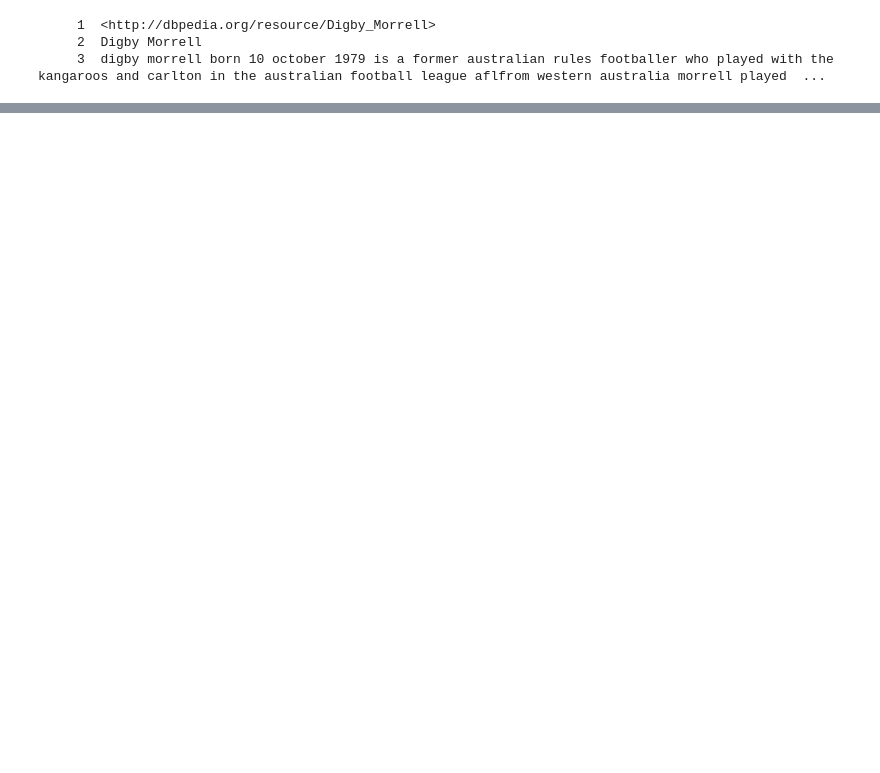
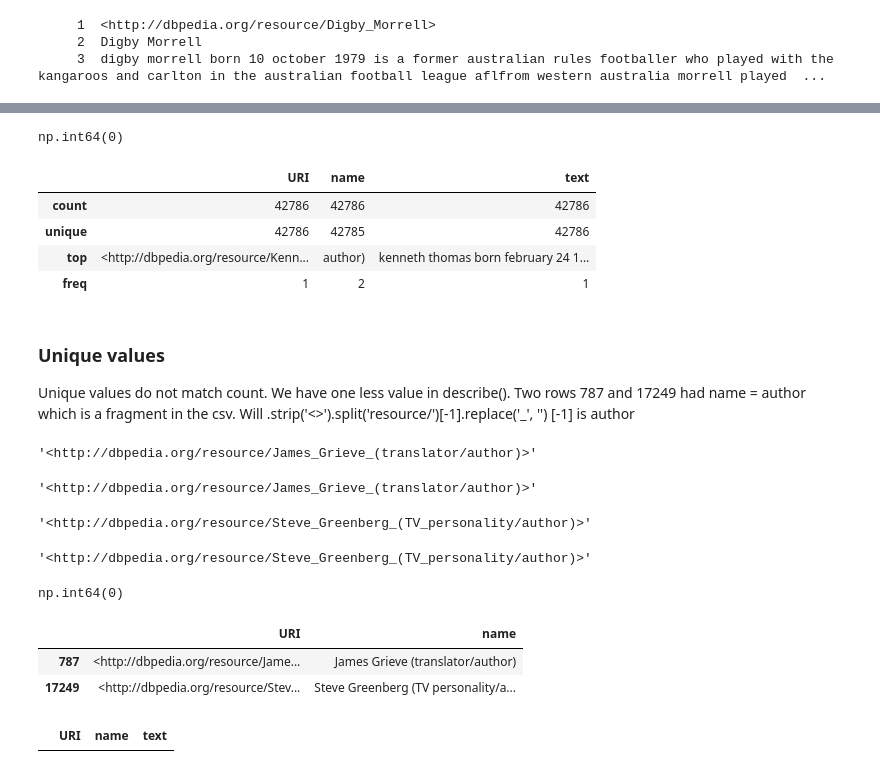
Before and after one commit to cyeef/Data-Science-Portfolio-C21-, a Jupyter notebook: Projects/Project-5/NLP.Description.for.Students.ipynb, the cells around one changed output, grey strips where cells are left out. Saved outputs shown, nothing was run; the diff lists cells and outputs as text; code cells hidden in the pictures; blank space fills up the shorter version.

```diff
--- a/Projects/Project-5/NLP.Description.for.Students.ipynb
+++ b/Projects/Project-5/NLP.Description.for.Students.ipynb
@@ -57,0 +143,52 @@ cat -n
+# %%
+people_df.isna().sum().sum()
+# %% [output]
+np.int64(0)
+# %%
+people_df.describe()
+# %% [output]
+|  | URI | name | text |
+| count | 42786 | 42786 | 42786 |
+| unique | 42786 | 42785 | 42786 |
+| top | <http://dbpedia.org/resource/Kenn... | author) | kenneth thomas born february 24 1... |
+| freq | 1 | 2 | 1 |
+# %% [markdown]
+### Unique values
+Unique values do not match count.  We have one less value in describe().
+Two rows 787 and 17249 had name = author which is a fragment in the csv.
+Will .strip('<>').split('resource/')[-1].replace('_', '') [-1] is author
+# %%
+uri_787 = people_df.loc[787, 'URI']        # .loc[row, column] → single value
+uri_787
+# %% [output]
+'<http://dbpedia.org/resource/James_Grieve_(translator/author)>'
+# %%
+people_df.loc[787, 'name'] = uri_787.strip('<>').split('resource/')[-1].replace('_', ' ')
+uri_787
+# %% [output]
+'<http://dbpedia.org/resource/James_Grieve_(translator/author)>'
+# %%
+uri_17249 = people_df.loc[17249, 'URI']
+uri_17249
+# %% [output]
+'<http://dbpedia.org/resource/Steve_Greenberg_(TV_personality/author)>'
+# %%
+people_df.loc[17249, 'name'] = uri_17249.strip('<>').split('resource/')[-1].replace('_', ' ')
+uri_17249
+# %% [output]
+'<http://dbpedia.org/resource/Steve_Greenberg_(TV_personality/author)>'
+# %%
+people_df.loc[[787, 17249], ['URI', 'name']]      # what are they named now?
+(people_df['name'] == 'author)').sum()             # should be 0
+# %% [output]
+np.int64(0)
+# %%
+people_df.loc[[787, 17249], ['URI', 'name']]
+# %% [output]
+|  | URI | name |
+| 787 | <http://dbpedia.org/resource/Jame... | James Grieve (translator/author) |
+| 17249 | <http://dbpedia.org/resource/Stev... | Steve Greenberg (TV personality/a... |
+# %%
+people_df[people_df['name'] == 'author)']
+# %% [output]
+|  | URI | name | text |
```
Also changed, not shown: parts of 39 cells of this notebook.
